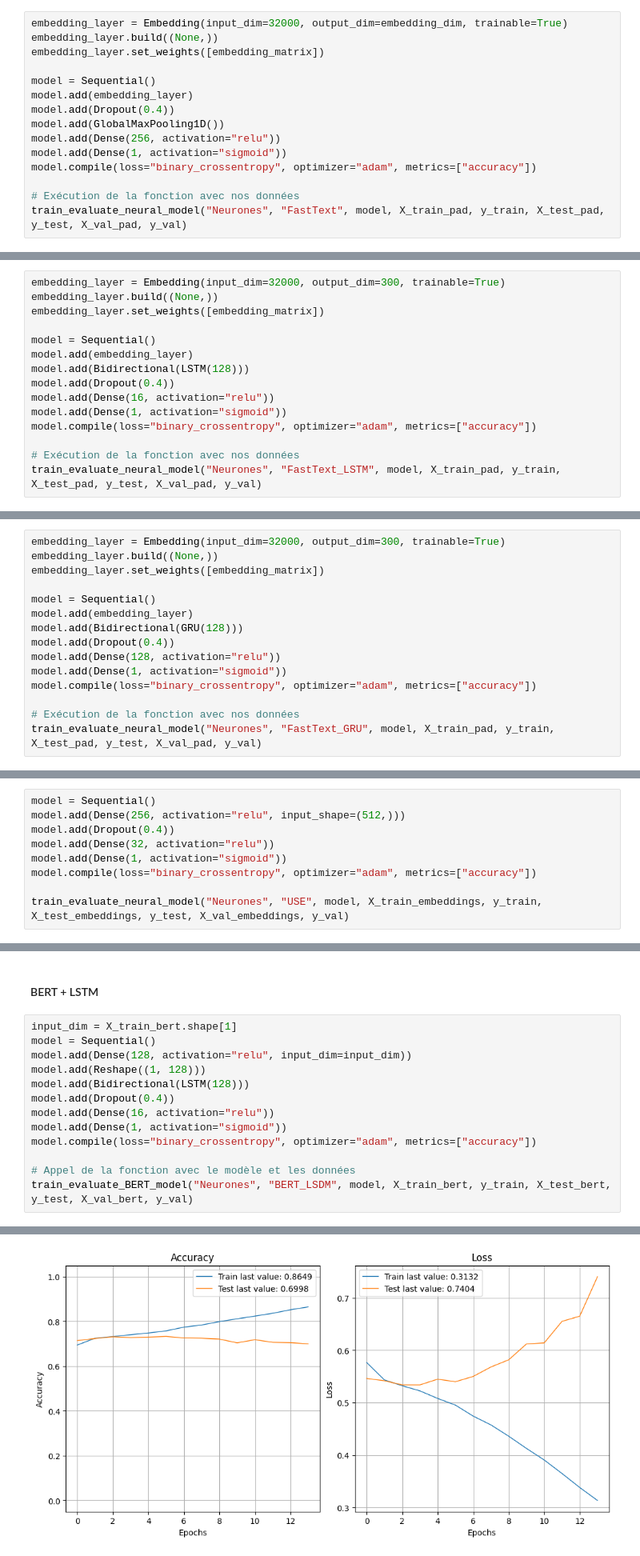
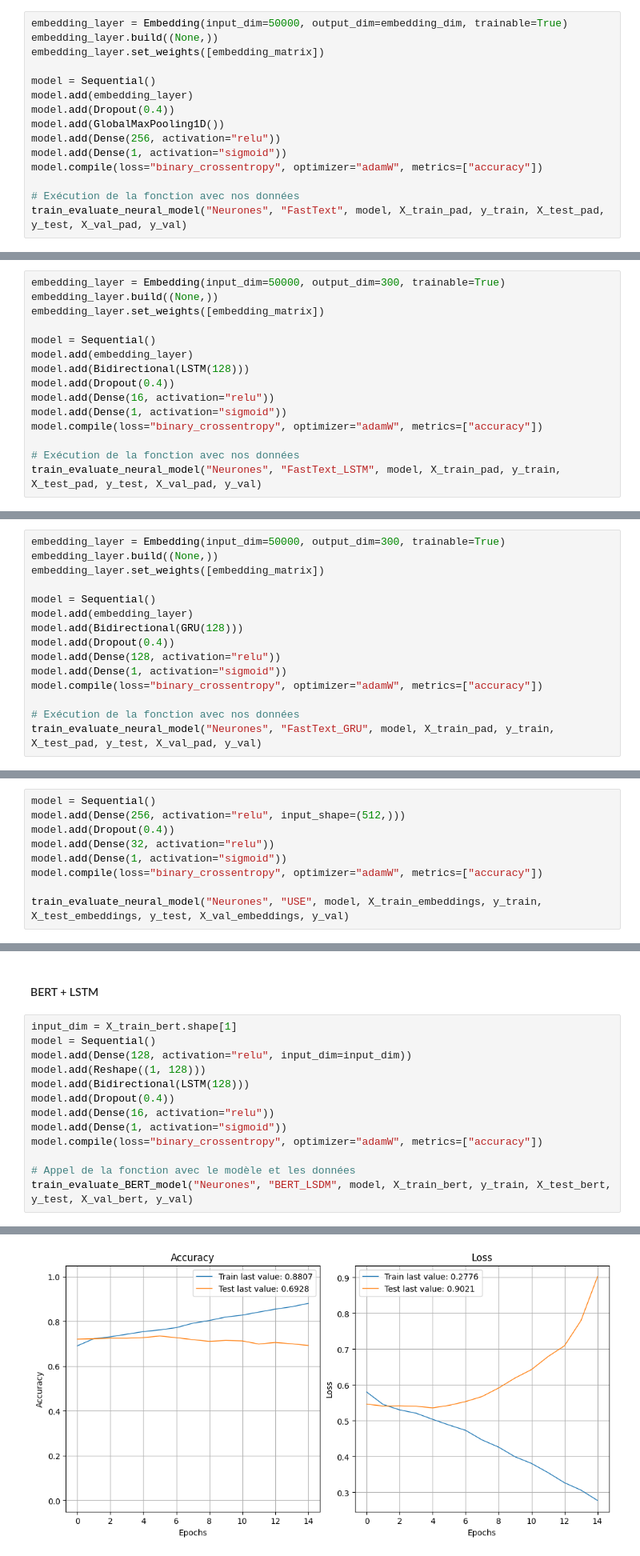
Before and after one commit to AnthonyJVID/OC_AI_Engineer_P7, a Jupyter notebook: notebooks/Projet 7.ipynb, the cells around one changed output, grey strips where cells are left out. Shown at 80% size. Cells and saved outputs as stored; diff of their text form.

Commit message:
Test avec optimiseur AdamW

```diff
--- a/notebooks/Projet 7.ipynb
+++ b/notebooks/Projet 7.ipynb
@@ -1164,7 +1165,7 @@ for word, i in tokenizer.word_index.items():
 # %% [markdown]
 #### FastText
 # %%
-embedding_layer = Embedding(input_dim=32000, output_dim=embedding_dim, trainable=True)
+embedding_layer = Embedding(input_dim=50000, output_dim=embedding_dim, trainable=True)
 embedding_layer.build((None,))
 embedding_layer.set_weights([embedding_matrix])
 
@@ -1174,7 +1175,7 @@ model.add(Dropout(0.4))
 model.add(GlobalMaxPooling1D())
 model.add(Dense(256, activation="relu"))
 model.add(Dense(1, activation="sigmoid"))
-model.compile(loss="binary_crossentropy", optimizer="adam", metrics=["accuracy"])
+model.compile(loss="binary_crossentropy", optimizer="adamW", metrics=["accuracy"])
 
 # Exécution de la fonction avec nos données
 train_evaluate_neural_model("Neurones", "FastText", model, X_train_pad, y_train, X_test_pad, y_test, X_val_pad, y_val)
@@ -1226,5 +1227,5 @@ Specificity: 0.6846875
 # %%
-embedding_layer = Embedding(input_dim=32000, output_dim=300, trainable=True)
+embedding_layer = Embedding(input_dim=50000, output_dim=300, trainable=True)
 embedding_layer.build((None,))
 embedding_layer.set_weights([embedding_matrix])
 
@@ -1234,7 +1235,7 @@ model.add(Bidirectional(LSTM(128)))
 model.add(Dropout(0.4))
 model.add(Dense(16, activation="relu"))
 model.add(Dense(1, activation="sigmoid"))
-model.compile(loss="binary_crossentropy", optimizer="adam", metrics=["accuracy"])
+model.compile(loss="binary_crossentropy", optimizer="adamW", metrics=["accuracy"])
 
 # Exécution de la fonction avec nos données
 train_evaluate_neural_model("Neurones", "FastText_LSTM", model, X_train_pad, y_train, X_test_pad, y_test, X_val_pad, y_val)
@@ -1286,5 +1287,5 @@ Specificity: 0.76625
 # %%
-embedding_layer = Embedding(input_dim=32000, output_dim=300, trainable=True)
+embedding_layer = Embedding(input_dim=50000, output_dim=300, trainable=True)
 embedding_layer.build((None,))
 embedding_layer.set_weights([embedding_matrix])
 
@@ -1294,7 +1295,7 @@ model.add(Bidirectional(GRU(128)))
 model.add(Dropout(0.4))
 model.add(Dense(128, activation="relu"))
 model.add(Dense(1, activation="sigmoid"))
-model.compile(loss="binary_crossentropy", optimizer="adam", metrics=["accuracy"])
+model.compile(loss="binary_crossentropy", optimizer="adamW", metrics=["accuracy"])
 
 # Exécution de la fonction avec nos données
 train_evaluate_neural_model("Neurones", "FastText_GRU", model, X_train_pad, y_train, X_test_pad, y_test, X_val_pad, y_val)
@@ -1365,7 +1366,7 @@ model.add(Dense(256, activation="relu", input_shape=(512,)))
 model.add(Dropout(0.4))
 model.add(Dense(32, activation="relu"))
 model.add(Dense(1, activation="sigmoid"))
-model.compile(loss="binary_crossentropy", optimizer="adam", metrics=["accuracy"])
+model.compile(loss="binary_crossentropy", optimizer="adamW", metrics=["accuracy"])
 
 train_evaluate_neural_model("Neurones", "USE", model, X_train_embeddings, y_train, X_test_embeddings, y_test, X_val_embeddings, y_val)
 # %% [output]
@@ -1467,7 +1468,7 @@ model.add(Bidirectional(LSTM(128)))
 model.add(Dropout(0.4))
 model.add(Dense(16, activation="relu"))
 model.add(Dense(1, activation="sigmoid"))
-model.compile(loss="binary_crossentropy", optimizer="adam", metrics=["accuracy"])
+model.compile(loss="binary_crossentropy", optimizer="adamW", metrics=["accuracy"])
 
 # Appel de la fonction avec le modèle et les données
 train_evaluate_BERT_model("Neurones", "BERT_LSDM", model, X_train_bert, y_train, X_test_bert, y_test, X_val_bert, y_val)
@@ -1514 +1516 @@ Specificity: 0.725625
-[figure, old version]
+[figure, new version]
```
Also changed, not shown: parts of 35 cells of this notebook, 2 other files.
